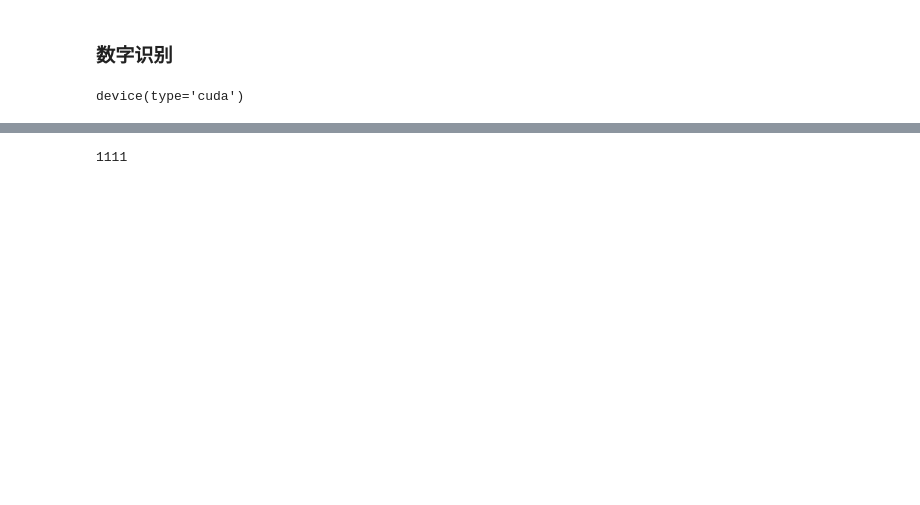
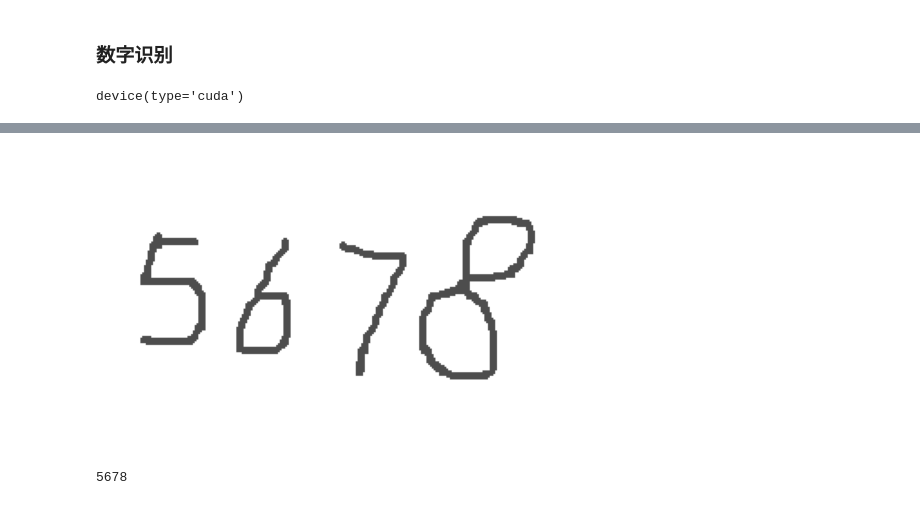
Before and after one commit to starryrlx/PyTorch-DeepLearning-Practice-Projects, a Jupyter notebook: 1_Handwritten_Digit_Recognition/digit_recognition_multi.ipynb, the cells around one changed output, grey strips where cells are left out. Cells and saved outputs as stored; diff of their text form; code cells hidden in the pictures; blank space fills up the shorter version.

```diff
--- a/1_Handwritten_Digit_Recognition/digit_recognition_multi.ipynb
+++ b/1_Handwritten_Digit_Recognition/digit_recognition_multi.ipynb
@@ -89,19 +99,22 @@ class Net(torch.nn.Module):
         # （batch,1,28,28）
         super(Net, self).__init__()
         self.conv1 = torch.nn.Sequential(
-            torch.nn.Conv2d(1, 32, kernel_size=3), #（batch,32,26,26）
+            torch.nn.Conv2d(1, 32, kernel_size=3), #（batch,32,26,26） 输入通道数1输出通道数32 32为小型任务的经验性选择，一般每层增加一倍欠拟合就加过拟合减
+            torch.nn.BatchNorm2d(32), # 对卷积层的输出进行批量归一化，使得每个特征图的分布更加稳定，从而加速训练并提高模型性能。
             torch.nn.ReLU(),
             torch.nn.MaxPool2d(kernel_size=2), #（batch,32,13,13）
         )
         self.conv2 = torch.nn.Sequential(
             torch.nn.Conv2d(32, 64, kernel_size=3), #（batch,64,11,11）
+            torch.nn.BatchNorm2d(64),
             torch.nn.ReLU(),
             torch.nn.MaxPool2d(kernel_size=2), #（batch,64,5,5）
         )
         self.fc = torch.nn.Sequential(
-            torch.nn.Linear(1600, 50),
-            # torch.nn.ReLU(),  # 添加ReLU激活函数
-            torch.nn.Linear(50, 10),
+            torch.nn.Linear(1600, 50), # 1600 == 64*5*5
+            torch.nn.ReLU(),  # 添加ReLU激活函数 增加模型的非线性能力
+            torch.nn.Dropout(0.5), # 有效防止过拟合-丢弃率0.5          BN层和dropout层一起用效果不好（ 深层可能不好BN在后Dropout在前也不好
+            torch.nn.Linear(50, 10)
         )
 
     def forward(self, x):
@@ -148,7 +165,7 @@ def predict_image(image, model):
         transforms.Grayscale(num_output_channels=1),  # 转换为灰度
         transforms.Resize((28, 28)),                 # 调整到 28x28
         transforms.ToTensor(),                       # 转换为张量
-        transforms.Normalize((0.5,), (0.5,))         # 归一化到 [-1, 1]
+        transforms.Normalize((0.1307,), (0.3081,))         # 归一化到 [-1, 1]
     ])
     image = transform(image)
     image = image.to(device)
@@ -159,10 +176,19 @@ def predict_image(image, model):
         _, predicted = torch.max(output.data, 1)
     return str(predicted.item())
 # %%
+#展示图片
+import matplotlib.pyplot as plt
+img = Image.open('./data/5678.png')
+# 显示图像
+plt.imshow(img)
+plt.axis('off')  # 可选，关闭坐标轴
+plt.show()
+
 predict_digit = []
 
 for image in digit_images:
     predict_digit.append(predict_image(image, model))
 print(''.join(predict_digit))
 # %% [output]
+[figure, added]
-1111
+5678
```
Also changed, not shown: parts of 4 cells of this notebook, 8 other files.
